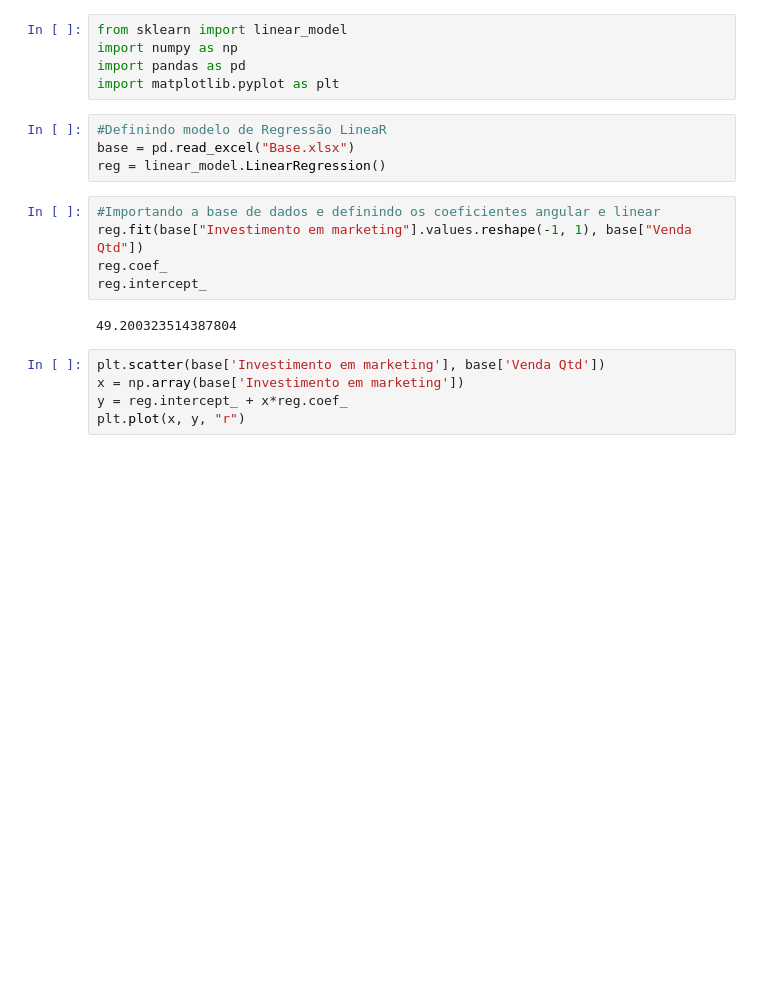
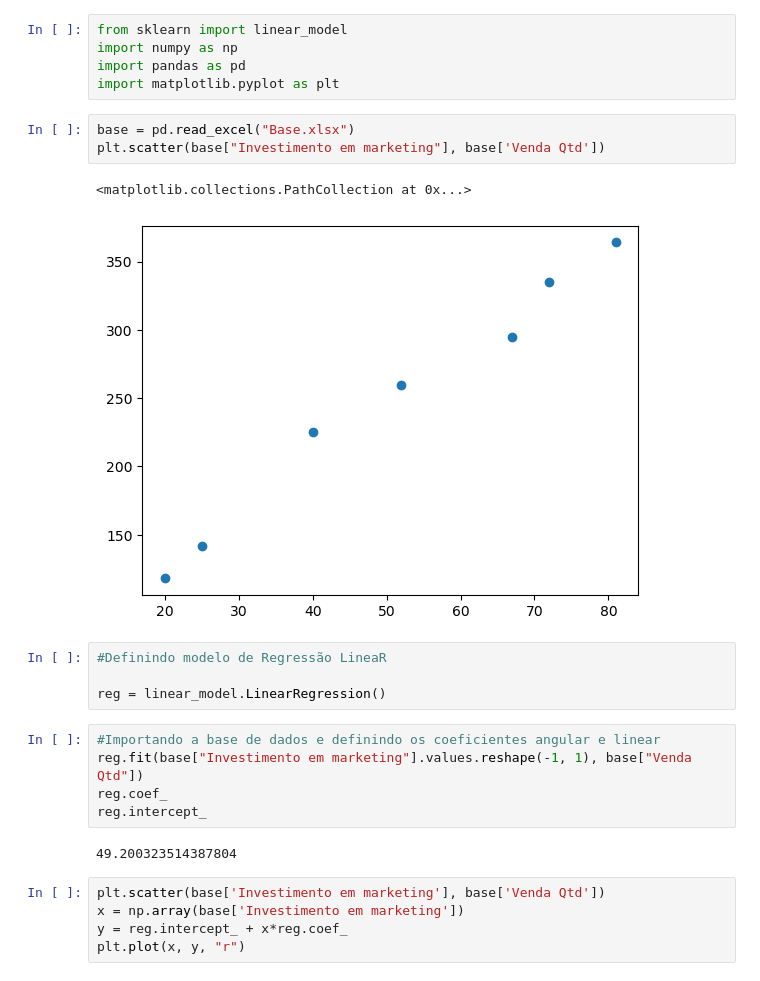
Before and after one commit to ZacSv/Estimativa-Vendas, a Jupyter notebook: Vendas.ipynb, the cells around one changed output. Saved outputs shown, nothing was run; the diff lists cells and outputs as text; blank space fills up the shorter version.

```diff
--- a/Vendas.ipynb
+++ b/Vendas.ipynb
@@ -3,9 +3,15 @@ from sklearn import linear_model
 import numpy as np
 import pandas as pd
 import matplotlib.pyplot as plt
+# %%
+base = pd.read_excel("Base.xlsx")
+plt.scatter(base["Investimento em marketing"], base['Venda Qtd'])
+# %% [output]
+<matplotlib.collections.PathCollection at 0x...>
+[figure, added]
 # %%
 #Definindo modelo de Regressão LineaR
-base = pd.read_excel("Base.xlsx")
+
 reg = linear_model.LinearRegression()
 # %%
 #Importando a base de dados e definindo os coeficientes angular e linear
```
Also changed, not shown: parts of 1 cell of this notebook.
